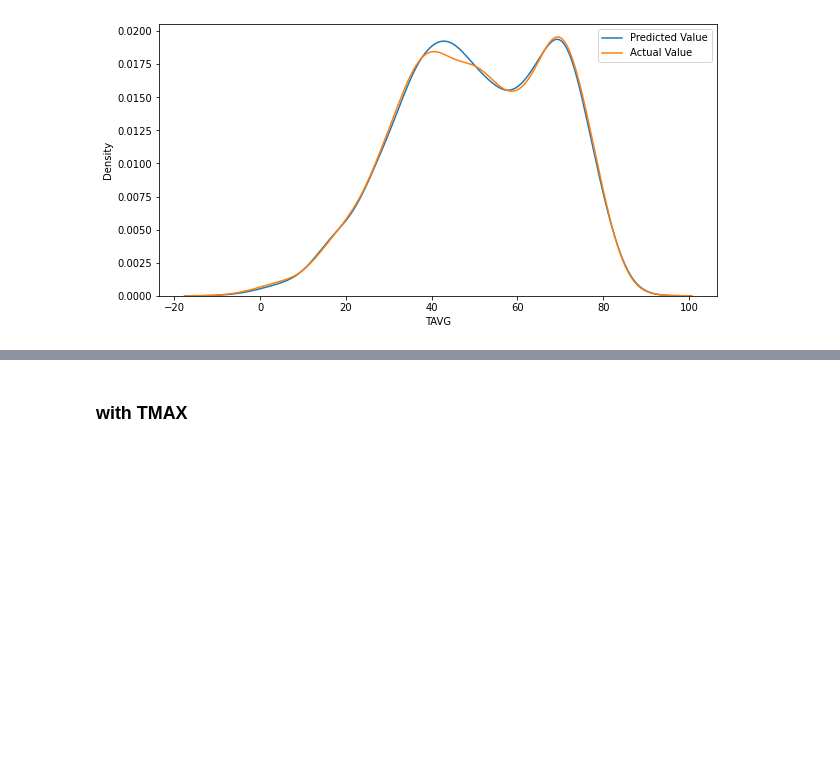
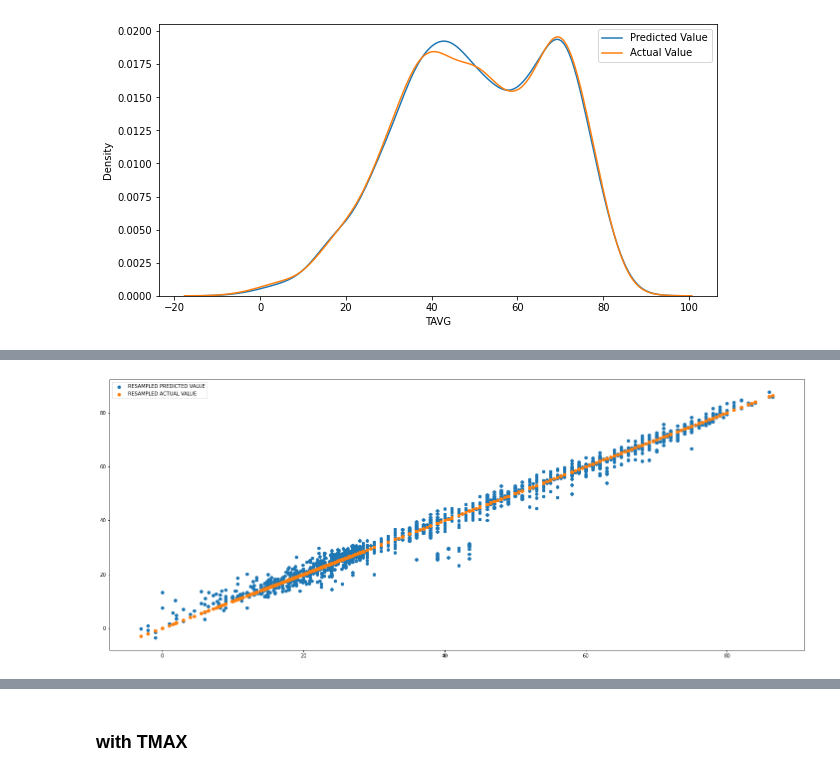
Before and after one commit to Alex-Kamenev/Weather_Data_Prediction_Models, a Jupyter notebook: Weather_Data_Predictive_Models.ipynb, the cells around one changed output, grey strips where cells are left out. Drawn from its saved outputs; the diff is of its cells as text; code cells hidden in the pictures; blank space fills up the shorter version.

```diff
--- a/Weather_Data_Predictive_Models.ipynb
+++ b/Weather_Data_Predictive_Models.ipynb
@@ -211,0 +208,3 @@ plt.legend(labels=["Predicted Value","Actual Value"])
+# %%
+resampled_df = smogn.smoter(data = df, y = 'TAVG', rel_coef=1)
+resampled_df
@@ -211,0 +233,3 @@ plt.legend(labels=["Predicted Value","Actual Value"])
+# %%
+#Removing duplicate indexes
+resampled_df_unique=resampled_df.loc[~resampled_df.index.duplicated(), :]
@@ -211,0 +244,3 @@ plt.legend(labels=["Predicted Value","Actual Value"])
+# %%
+# build model, fit and predict
+Y_pred_re, Y_test_re = md.linear_reg(resampled_df_unique, 'TAVG', 0.2)
@@ -211,0 +286,10 @@ plt.legend(labels=["Predicted Value","Actual Value"])
+# %%
+plt.figure(figsize=(25, 10))
+#plt.xlabel('TAVG')
+#plt.ylabel('TAVG')
+plt.scatter(Y_test_re, Y_pred_re, label="RESAMPLED PREDICTED VALUE")
+plt.scatter(Y_test_re, Y_test_re, label="RESAMPLED ACTUAL VALUE")
+plt.legend()
+plt.show()
+# %% [output]
+[figure, added]
```
Also changed, not shown: parts of 14 cells of this notebook.
